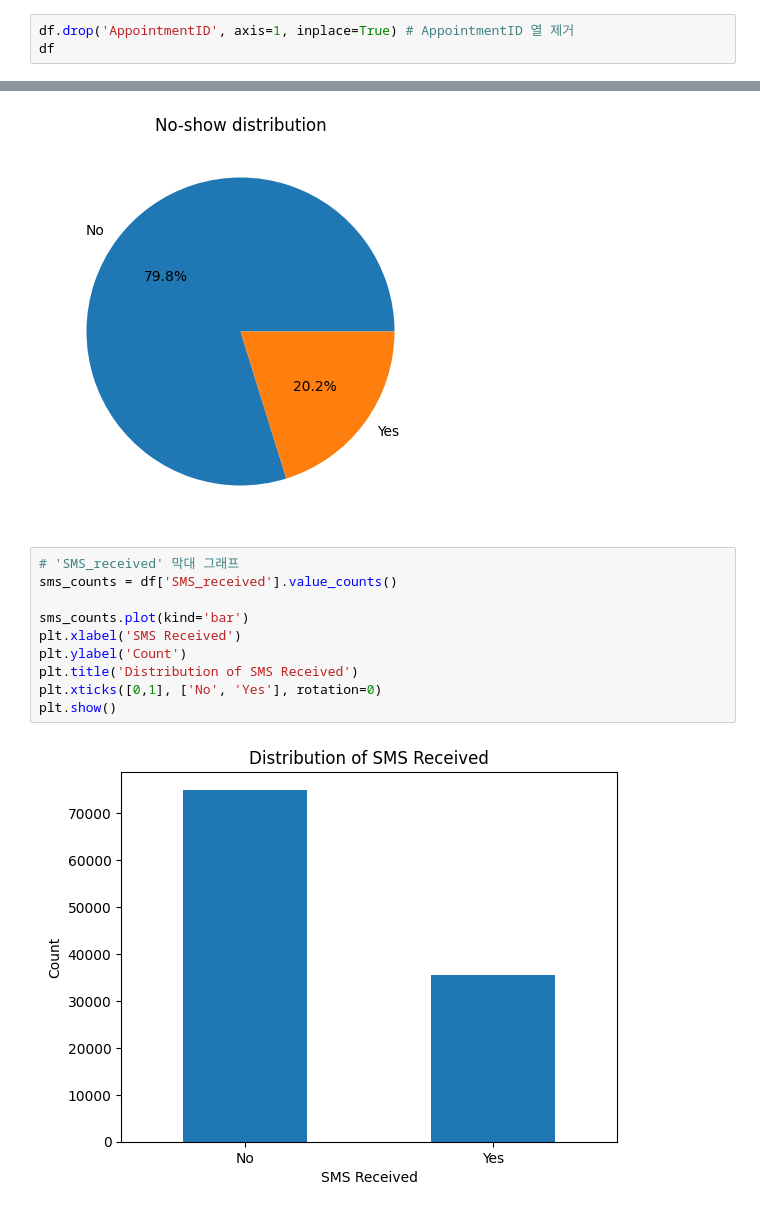
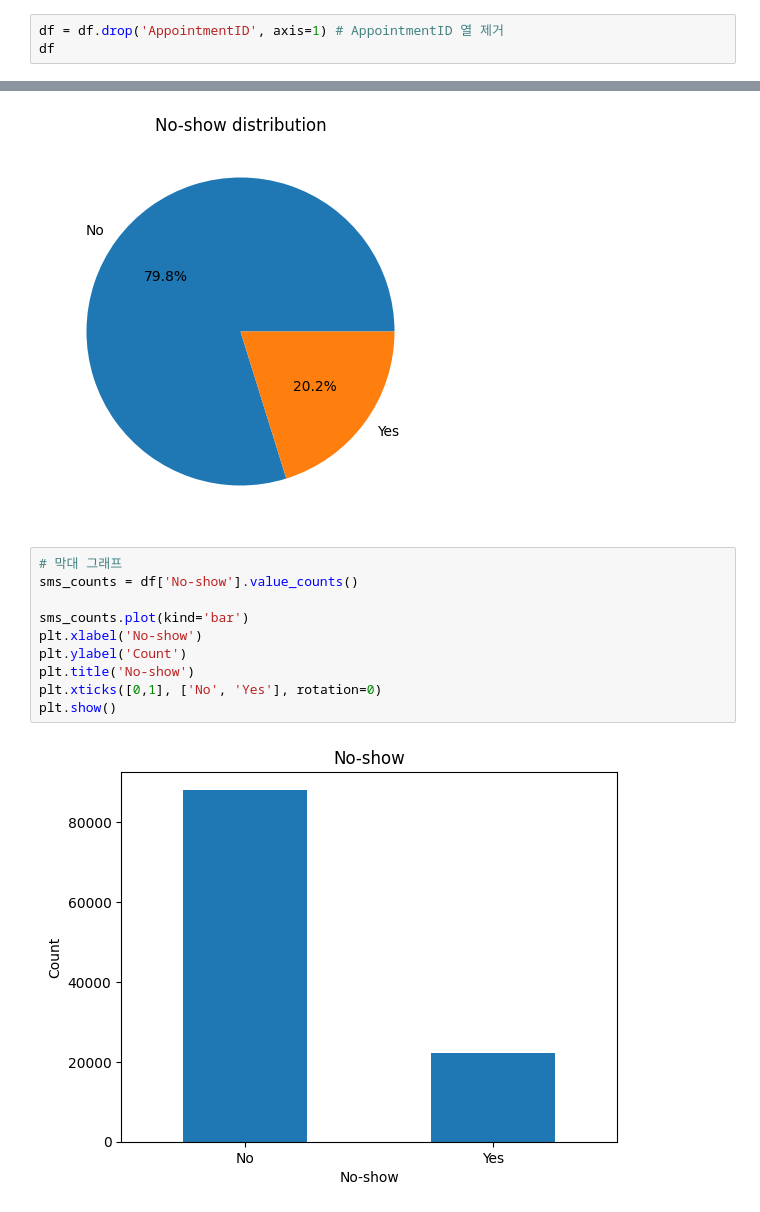
Before and after one commit to 5dongdong/PY_AI, a Jupyter notebook: NoShow_EDA_ysy.ipynb, the cells around one changed output, grey strips where cells are left out. Saved outputs shown, nothing was run; the diff lists cells and outputs as text.

```diff
--- a/NoShow_EDA_ysy.ipynb
+++ b/NoShow_EDA_ysy.ipynb
@@ -78,5 +71,5 @@ print(len(df['AppointmentID'].unique()))  # 'AppointmentID' 열에서 고유한
 # %%
-df.drop('AppointmentID', axis=1, inplace=True) # AppointmentID 열 제거
+df = df.drop('AppointmentID', axis=1) # AppointmentID 열 제거
 df
 # %% [output]
 |  | PatientId | Gender | ScheduledDay | AppointmentDay | Age | Neighbourhood | Scholarship | Hipertension | ... |
@@ -109,14 +108,14 @@ plt.show()
 # %% [output]
 [figure]
 # %%
-# 'SMS_received' 막대 그래프
-sms_counts = df['SMS_received'].value_counts()
+# 막대 그래프
+sms_counts = df['No-show'].value_counts()
 
 sms_counts.plot(kind='bar')
-plt.xlabel('SMS Received')
+plt.xlabel('No-show')
 plt.ylabel('Count')
-plt.title('Distribution of SMS Received')
+plt.title('No-show')
 plt.xticks([0,1], ['No', 'Yes'], rotation=0)
 plt.show()
 # %% [output]
-[figure, old version]
+[figure, new version]
```
Also changed, not shown: parts of 24 cells of this notebook.
